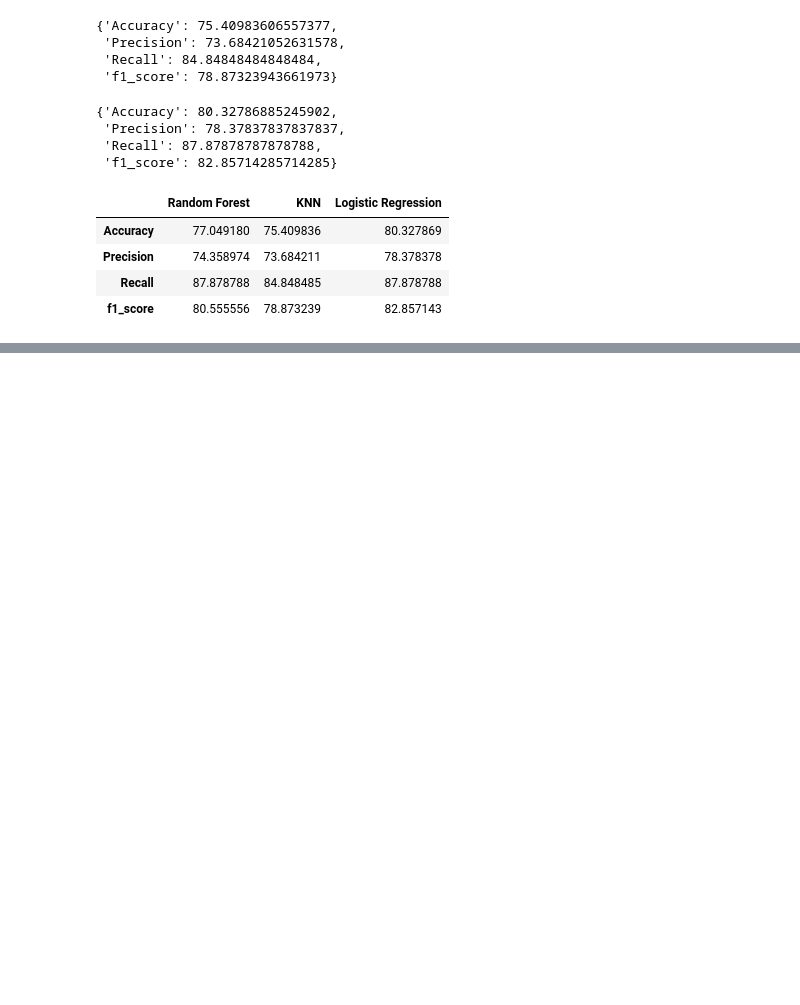
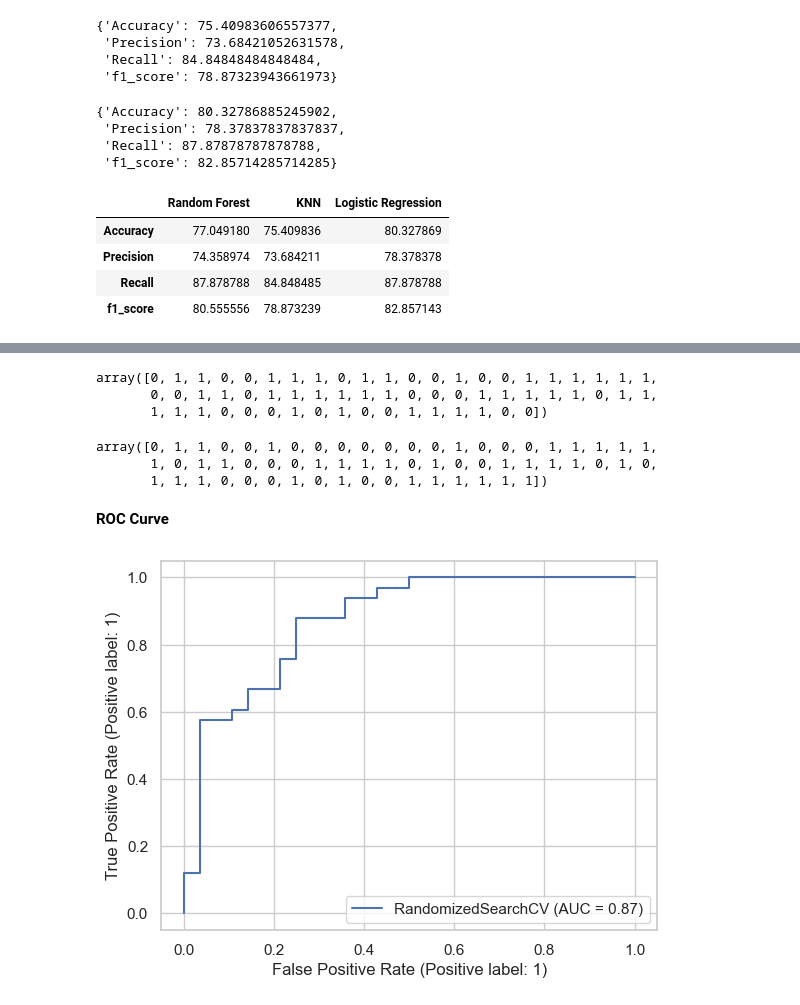
Before and after one commit to rongachoka/heart_disease_project, a Jupyter notebook: main.ipynb, the cells around one changed output, grey strips where cells are left out. Drawn from its saved outputs; the diff is of its cells as text; code cells hidden in the pictures; blank space fills up the shorter version.

```diff
--- a/main.ipynb
+++ b/main.ipynb
@@ -875,0 +998,17 @@ This step will change various hyperparameters on the 3 models and see how their
+# %%
+## Creating Grid params for Logistic regression
+
+logreg_grid = {
+    "C": np.logspace(-4,4,30),
+    "solver": ["liblinear","lbfgs"]
+}
+
+
+## Creating Grid params for RandomForestClassifier
+
+rf_grid = {
+    "n_estimators": np.arange(10,1000,50),
+    "max_depth": [None, 3,5,10],
+    "min_samples_split": np.arange(2,20,2),
+    "min_samples_leaf":np.arange(1,20,2)
+}
@@ -875,0 +1017,26 @@ This step will change various hyperparameters on the 3 models and see how their
+# %%
+np.random.seed(1234)
+
+model = Pipeline(steps=[
+    ("preprocessor", preprocessor),
+    ("classifier", LogisticRegression(max_iter=1000))
+])
+
+## Accessing the classifier within the model
+logreg_clf = model.named_steps["classifier"]
+
+rs_logreg = RandomizedSearchCV(logreg_clf,
+                               param_distributions=logreg_grid,
+                               cv=5,
+                               n_iter=20,
+                               verbose=True)
+
+## Manually fitting and scaling the data
+preprocessor.fit(X_train)
+
+## Transforming the train and test sets
+X_train_trans = preprocessor.transform(X_train)
+X_test_trans = preprocessor.transform(X_test)
+
+## Using the transformed data to fit the model
+rs_logreg.fit(X_train_trans, y_train)
@@ -875,0 +1196,23 @@ This step will change various hyperparameters on the 3 models and see how their
+# %%
+np.random.seed(1234)
+
+## Predicted values
+y_preds = rs_logreg.predict(X_test_trans)
+y_preds
+# %% [output]
+array([0, 1, 1, 0, 0, 1, 1, 1, 0, 1, 1, 0, 0, 1, 0, 0, 1, 1, 1, 1, 1, 1,
+       0, 0, 1, 1, 0, 1, 1, 1, 1, 1, 1, 0, 0, 0, 1, 1, 1, 1, 1, 0, 1, 1,
+       1, 1, 1, 0, 0, 0, 1, 0, 1, 0, 0, 1, 1, 1, 1, 0, 0])
+# %%
+## True values
+np.array(y_test)
+# %% [output]
+array([0, 1, 1, 0, 0, 1, 0, 0, 0, 0, 0, 0, 0, 1, 0, 0, 0, 1, 1, 1, 1, 1,
+       1, 0, 1, 1, 0, 0, 0, 1, 1, 1, 1, 0, 1, 0, 0, 1, 1, 1, 1, 0, 1, 0,
+       1, 1, 1, 0, 0, 0, 1, 0, 1, 0, 0, 1, 1, 1, 1, 1, 1])
+# %% [markdown]
+**ROC Curve**
+# %%
+RocCurveDisplay.from_estimator(estimator=rs_logreg, X=X_test_trans, y=y_test);
+# %% [output]
+[figure, added]
```
Also changed, not shown: parts of 55 cells of this notebook, 1 other file.
